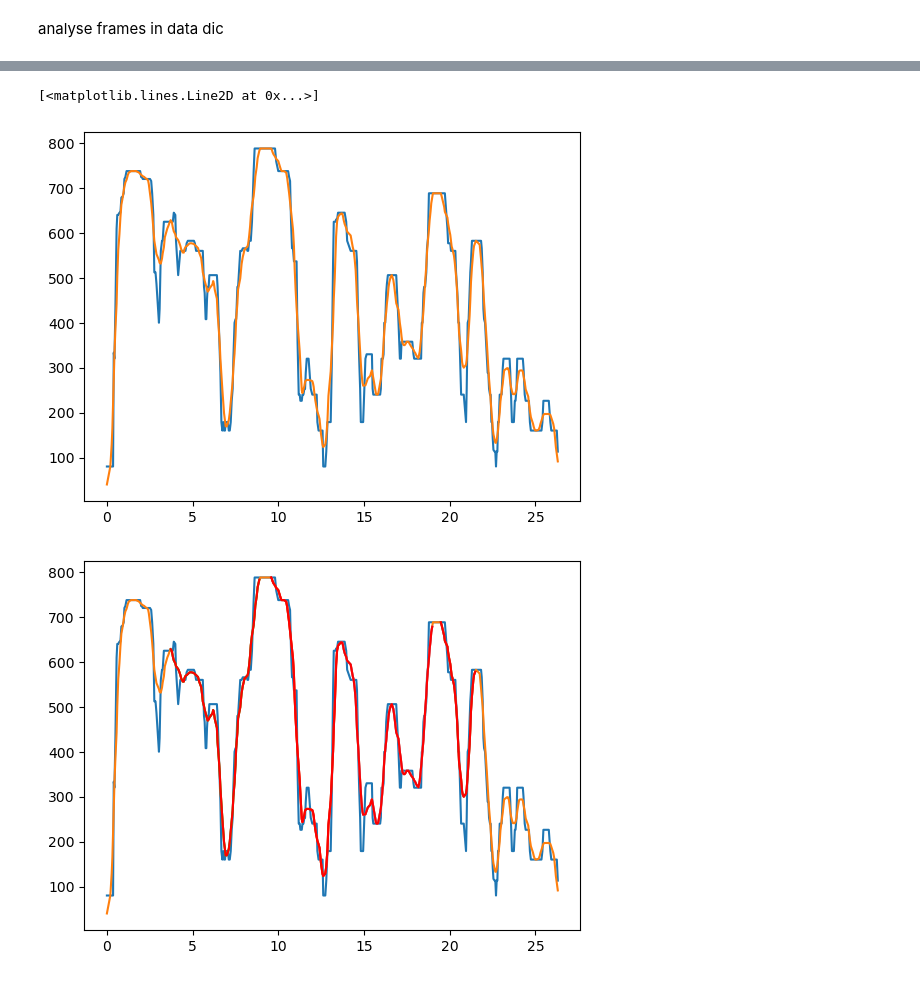
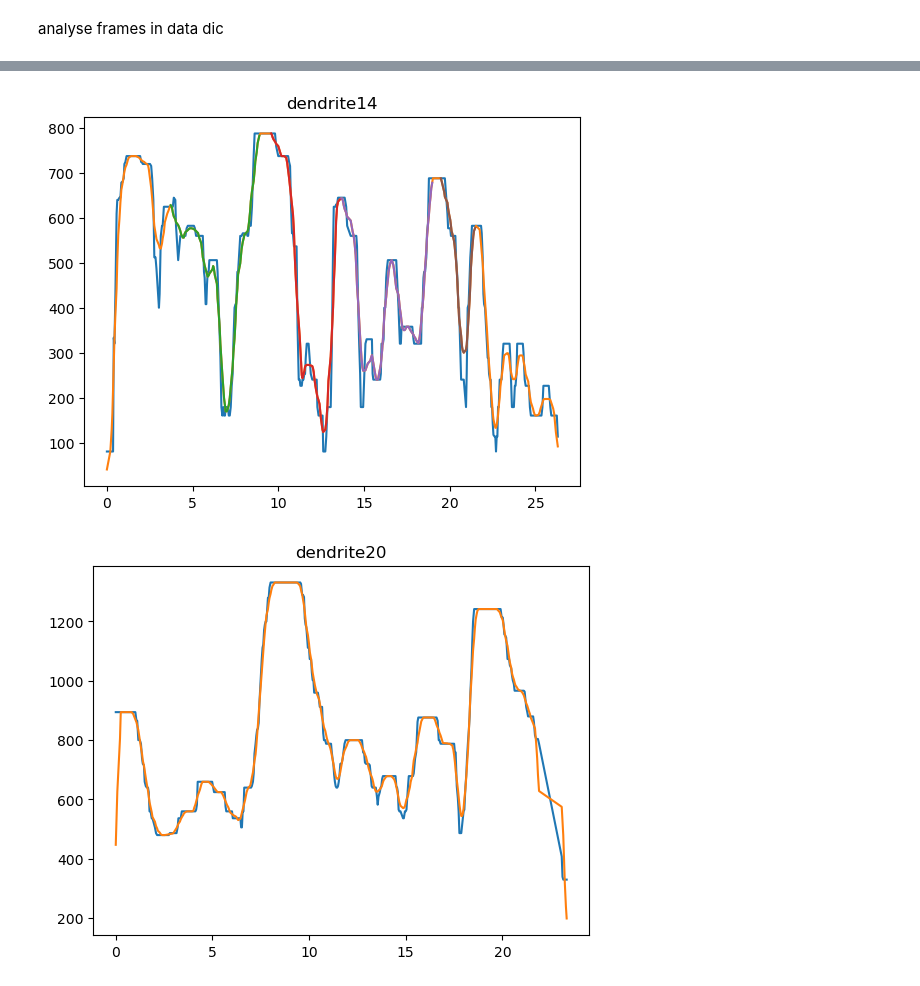
Before and after one commit to tonykelly00/DSC_morphology_pipeline, a Jupyter notebook: notebooks/analysis.ipynb, the cells around one changed output, grey strips where cells are left out. Saved outputs shown, nothing was run; the diff lists cells and outputs as text; code cells hidden in the pictures.

Commit message:
plot_dsc

```diff
--- a/notebooks/analysis.ipynb
+++ b/notebooks/analysis.ipynb
@@ -64,24 +65,5 @@ for data in frames:
-# %%
-Dict=STEDdata['dendrite14']
-df=Dict['data']
-fig, ax1 = plt.subplots()
-ax1.plot(df.length*Dict['res']/Dict['ex_factor'], df.diam/Dict['ex_factor'])
-ax1.plot(df.length*Dict['res']/Dict['ex_factor'], df.smth/Dict['ex_factor'])
-
-        # ax1.plot(dic['left_bases'], df.diam[dic['left_bases']], "o", color="red")
-        # ax1.plot(df.length[dic['left_bases']], df.diam[dic['left_bases']], "o", color="red")
-        # ax1.plot(df.length*Dict['res']/Dict['ex_factor'], df.diam[peaks]/Dict['ex_factor'], "x") #ax1.plot(df.length, df.diam[peaks], "x")
-#ax1.plot(df.length[peaks]*Dict['res']/Dict['ex_factor'], df.diam[peaks]/Dict['ex_factor'], "x")
-        # plt.xlim(270,285)
-        # plt.ylim(200,1250)
-# %% [output]
-[<matplotlib.lines.Line2D at 0x...>]
-[figure, removed]
-# %%
-for dsc in Dict['DSCs']:
-    #print(dsc)
-    ax1.plot(dsc.length, dsc.smth, color='red')
-
-fig
-# %% [output]
-[figure, removed]
+# %%
+plot_dsc(STEDdata)
+# %% [output]
+[figure, added]
+[figure, added]
```
Also changed, not shown: parts of 3 cells of this notebook.
